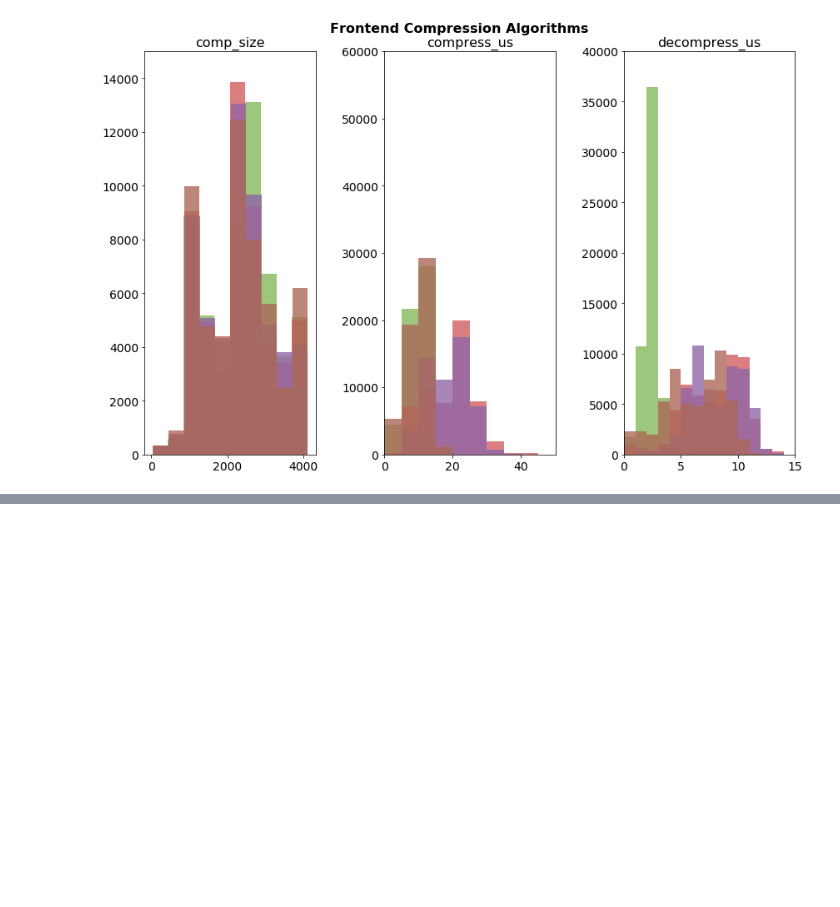
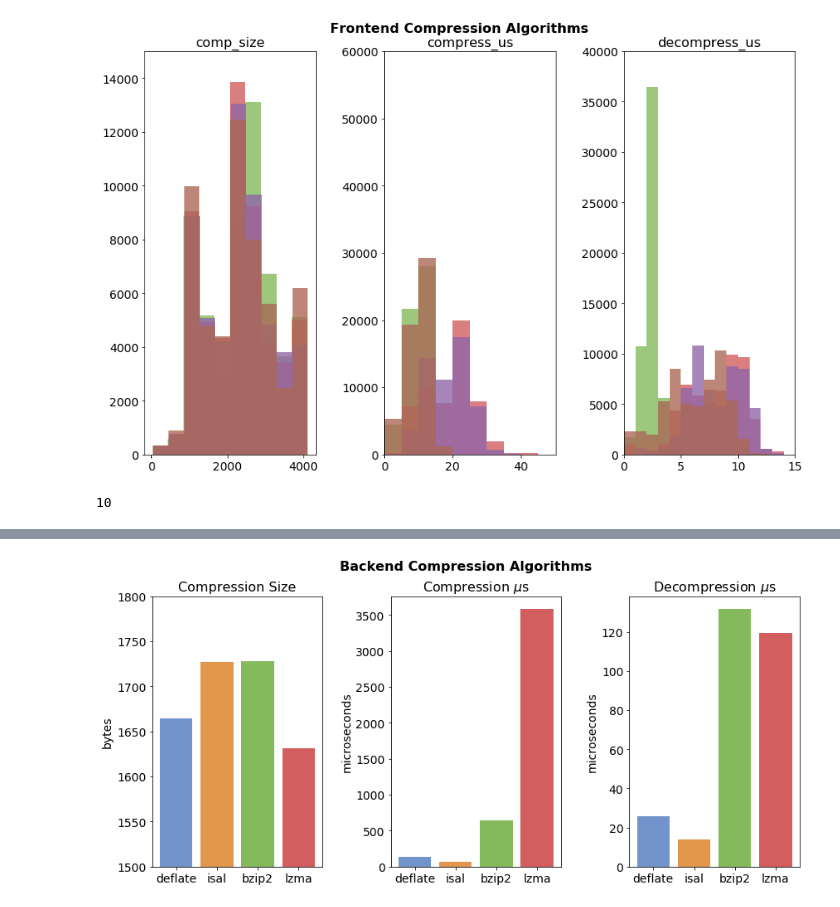
Before and after one commit to ankitkumar93/compute-war, a Jupyter notebook: notebooks/compression-comparison.ipynb, the cells around one changed output, grey strips where cells are left out. Cells and saved outputs as stored; diff of their text form; code cells hidden in the pictures; blank space fills up the shorter version.

```diff
--- a/notebooks/compression-comparison.ipynb
+++ b/notebooks/compression-comparison.ipynb
@@ -156,7 +176,7 @@ alg_groups = {
 }
 # %%
 alg_group = 'frontend'
-chart = 'hist'
+chart = 'bar'
 
 compressed_dfs = [
     pd.read_csv(c.path, sep='|', header=None) for c in alg_groups[alg_group]
@@ -473,0 +568,11 @@ df.groups.keys()
+# %%
+compressed_dfs = [
+    pd.read_csv(os.path.join(comp_path, comp_file.format(i)),
+                sep='|', header=None) for i in comp_file_suffix
+]
+for cd in compressed_dfs:
+    cd.columns = comp_columns
+# %%
+len(compressed_dfs)
+# %% [output]
+10
@@ -473,0 +581,63 @@ df.groups.keys()
+# %%
+set(df0.alg)
+front_end = ['lzf', 'lz4', 'lzo-1a', 'lzo1x-1']
+back_end = ['deflate', 'isal', 'bzip2', 'lzma']
+
+comp_algs = {'frontend': ['lzf', 'lz4', 'lzo-1a', 'lzo1x-1'],
+             'backend': ['deflate', 'isal', 'bzip2', 'lzma']}
+
+front_means = {k: [] for k in front_end}
+back_means = {k: [] for k in back_end}
+# %%
+alg_type = 'backend'
+metrics = ['comp_size', 'compress_us', 'decompress_us']
+size_means = {
+    a: [] for a in comp_algs[alg_type]
+}
+comp_means = {
+    a: [] for a in comp_algs[alg_type]
+}
+decomp_means = {
+    a: [] for a in comp_algs[alg_type]
+}
+
+for c_df in compressed_dfs:
+    c_gp = c_df.groupby('alg')
+
+    for alg in alg_types[alg_type]['algs']:
+        alg_df = c_gp.get_group(alg)
+        compress_idx = [
+                np.abs(alg_df.compress_us-alg_df.compress_us.mean())<= 3*alg_df.compress_us.std()]
+        decompress_idx = [
+                np.abs(alg_df.decompress_us-alg_df.decompress_us.mean())<= 3*alg_df.decompress_us.std()]
+        comp_and_decomp = compress_idx and decompress_idx
+        comp_and_decomp_len = len([c for c in comp_and_decomp[0] if c])
+        print('{}, Removed {} of {} records'.format(alg_df.alg.iloc[0],
+                                                    alg_df_len - comp_and_decomp_len, alg_df_len))
+        size_means[alg].append(alg_df[comp_and_decomp[0]].comp_size.mean())
+        comp_means[alg].append(alg_df[comp_and_decomp[0]].compress_us.mean())
+        decomp_means[alg].append(alg_df[comp_and_decomp[0]].decompress_us.mean())
+
+fig, axarr = plt.subplots(1, 3, figsize=(14, 6))
+for a in range(len(comp_algs[alg_type])):
+    alg = comp_algs[alg_type][a]
+    axarr[0].bar(a, np.array(size_means[alg]).mean(), color=bar_codes[a])
+    axarr[1].bar(a, np.array(comp_means[alg]).mean(), color=bar_codes[a])
+    axarr[2].bar(a, np.array(decomp_means[alg]).mean(), color=bar_codes[a])
+for m in range(len(metrics)):
+    axarr[m].set_xticks(range(0, len(comp_algs[alg_type])))
+    axarr[m].set_xticklabels(comp_algs[alg_type])
+
+axarr[0].set_title('Compression Size', fontsize=16)
+axarr[0].set_ylabel('bytes')
+axarr[0].set_ylim(1500, 1800)
+axarr[1].set_title('Compression $\mu$s', fontsize=16)
+axarr[1].set_ylabel('microseconds')
+axarr[2].set_title('Decompression $\mu$s', fontsize=16)
+axarr[2].set_ylabel('microseconds')
+fig.suptitle("{} Compression Algorithms".format(alg_type.capitalize()), weight='bold', size=16)
+plt.subplots_adjust(wspace=0.4)
+plt.show()
+
+#plt.savefig('compression_algorithms_{}.png'.format(alg_type))
+# %% [output]
@@ -473,0 +661 @@ df.groups.keys()
+[figure, added]
```
Also changed, not shown: parts of 12 cells of this notebook, 3 other files.
